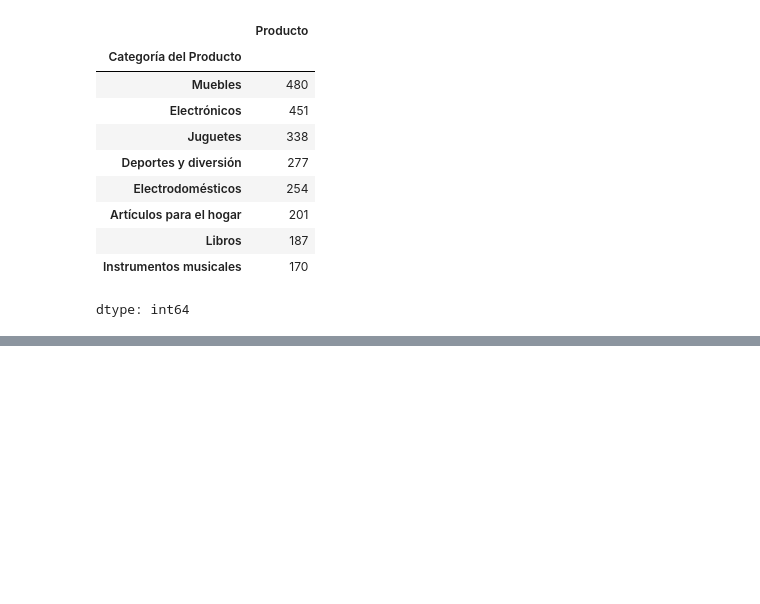
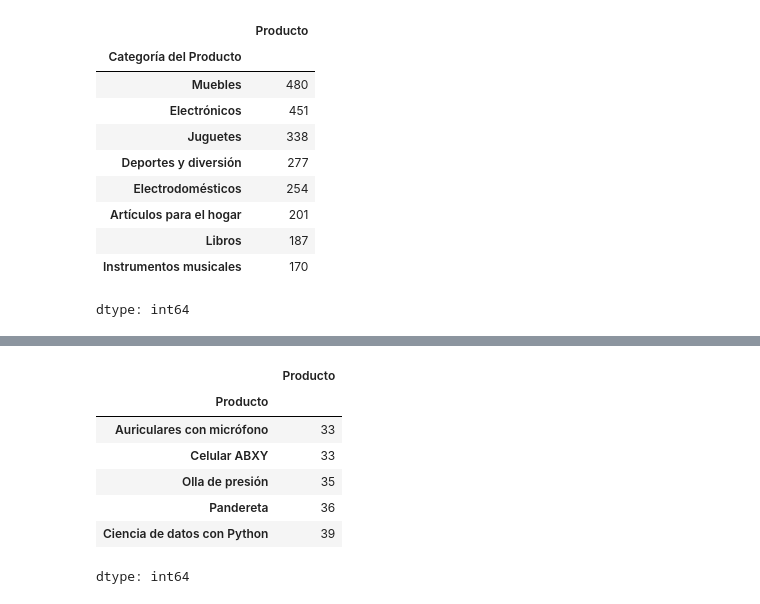
Before and after one commit to dscamacho333/Data_Science_Course, a Jupyter notebook: Challenge_Alura_Store.ipynb, the cells around one changed output, grey strips where cells are left out. Saved outputs shown, nothing was run; the diff lists cells and outputs as text; code cells hidden in the pictures; blank space fills up the shorter version.

```diff
--- a/Challenge_Alura_Store.ipynb
+++ b/Challenge_Alura_Store.ipynb
@@ -357,0 +441,11 @@ dtype: int64
+# %%
+store_one_dataframe.groupby('Producto')['Producto'].count().sort_values(ascending=True).head()
+# %% [output]
+|  | Producto |
+| Producto |  |
+| Auriculares con micrófono | 33 |
+| Celular ABXY | 33 |
+| Olla de presión | 35 |
+| Pandereta | 36 |
+| Ciencia de datos con Python | 39 |
+dtype: int64
```
Also changed, not shown: parts of 28 cells of this notebook.
